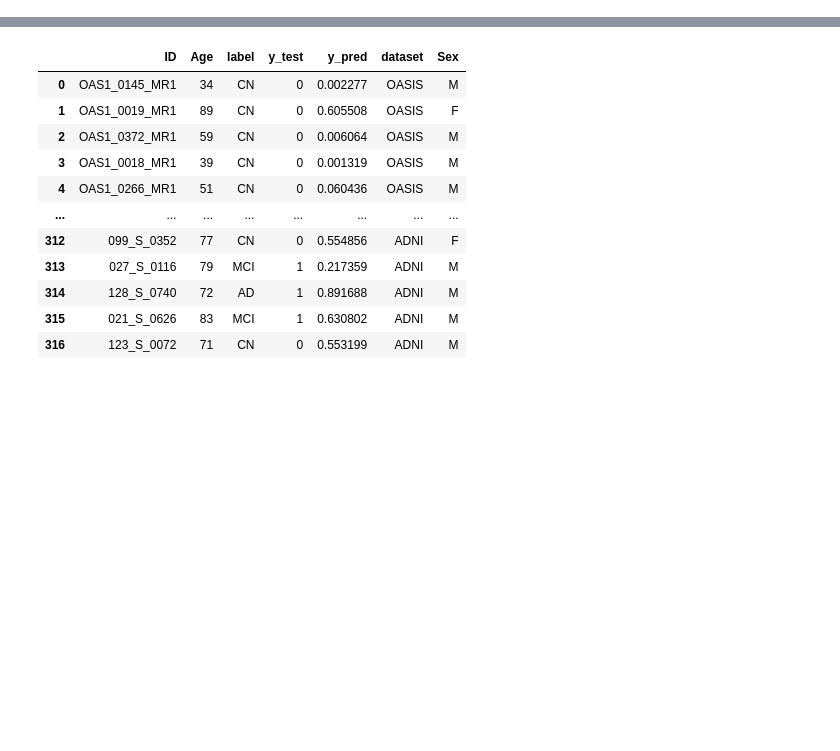
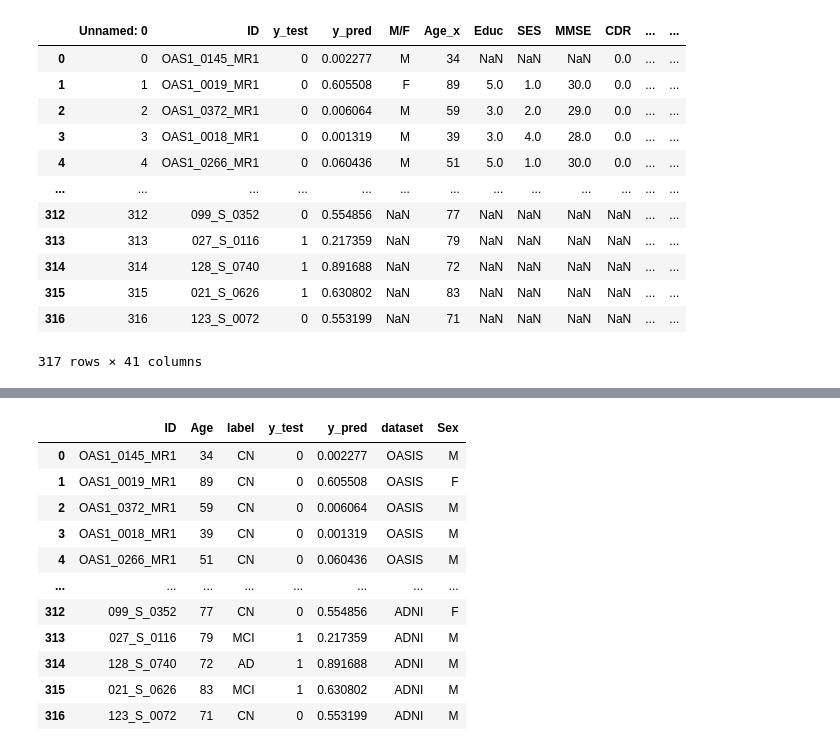
Before and after one commit to tamap94/ds-capstone-alzheimers-, a Jupyter notebook: modelling/error_analysis.ipynb, the cells around one changed output, grey strips where cells are left out. Saved outputs shown, nothing was run; the diff lists cells and outputs as text; code cells hidden in the pictures; blank space fills up the shorter version.

Commit message:
fixed numerical model + ensemble

```diff
--- a/modelling/error_analysis.ipynb
+++ b/modelling/error_analysis.ipynb
@@ -11,3 +11,4 @@ from sklearn.metrics import precision_recall_curve, confusion_matrix
 file= "results_both_datasets.csv"
 df_result= pd.read_csv("../modelling/predictions/"+file)
 df_result
+df_num = pd.read_csv("../modelling/tables/numerical_brian_only_predictions.csv")
@@ -32,3 +35,4 @@ df= pd.concat([df_o, df_a], axis=0)
 # %%
 df_result = df_result.merge(df, on="ID", how="left")
+df_num = df_result.merge(df_num, on="ID", how="left")
 df_result= df_result[["ID", "Age", "label", "y_test", "y_pred", "dataset", "Sex", "M/F"]]
@@ -35,2 +55,17 @@ df_result= df_result[["ID", "Age", "label", "y_test", "y_pred", "dataset", "Sex"
 # %%
 df_result["Sex"].fillna(df_result["M/F"], inplace=True)
+df_num
+# %% [output]
+|  | Unnamed: 0 | ID | y_test | y_pred | M/F | Age_x | Educ | SES | MMSE | CDR | ... | ... |
+| 0 | 0 | OAS1_0145_MR1 | 0 | 0.002277 | M | 34 | NaN | NaN | NaN | 0.0 | ... | ... |
+| 1 | 1 | OAS1_0019_MR1 | 0 | 0.605508 | F | 89 | 5.0 | 1.0 | 30.0 | 0.0 | ... | ... |
+| 2 | 2 | OAS1_0372_MR1 | 0 | 0.006064 | M | 59 | 3.0 | 2.0 | 29.0 | 0.0 | ... | ... |
+| 3 | 3 | OAS1_0018_MR1 | 0 | 0.001319 | M | 39 | 3.0 | 4.0 | 28.0 | 0.0 | ... | ... |
+| 4 | 4 | OAS1_0266_MR1 | 0 | 0.060436 | M | 51 | 5.0 | 1.0 | 30.0 | 0.0 | ... | ... |
+| ... | ... | ... | ... | ... | ... | ... | ... | ... | ... | ... | ... | ... |
+| 312 | 312 | 099_S_0352 | 0 | 0.554856 | NaN | 77 | NaN | NaN | NaN | NaN | ... | ... |
+| 313 | 313 | 027_S_0116 | 1 | 0.217359 | NaN | 79 | NaN | NaN | NaN | NaN | ... | ... |
+| 314 | 314 | 128_S_0740 | 1 | 0.891688 | NaN | 72 | NaN | NaN | NaN | NaN | ... | ... |
+| 315 | 315 | 021_S_0626 | 1 | 0.630802 | NaN | 83 | NaN | NaN | NaN | NaN | ... | ... |
+| 316 | 316 | 123_S_0072 | 0 | 0.553199 | NaN | 71 | NaN | NaN | NaN | NaN | ... | ... |
+317 rows × 41 columns
```
Also changed, not shown: parts of 10 cells of this notebook, 10 other files.
